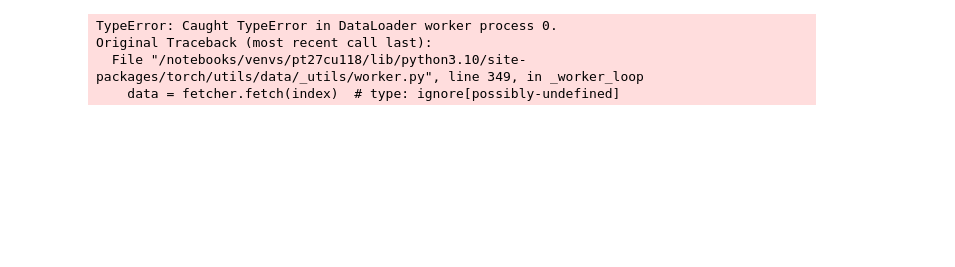
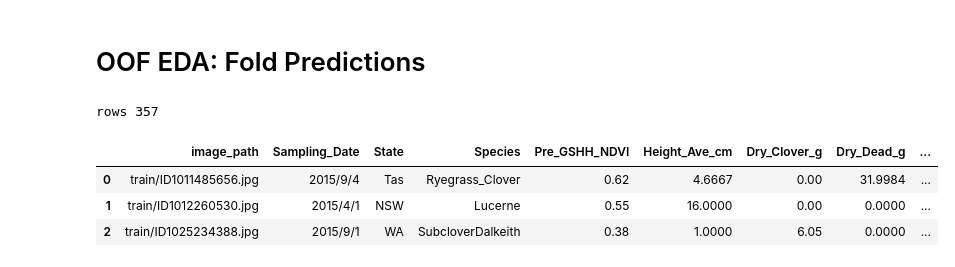
Before and after one commit to v1kstrand/CSIRO, a Jupyter notebook: notebooks/eda/pred_eda.ipynb, the cells around one changed output. Drawn from its saved outputs; the diff is of its cells as text; code cells hidden in the pictures; blank space fills up the shorter version.

```diff
--- a/notebooks/eda/pred_eda.ipynb
+++ b/notebooks/eda/pred_eda.ipynb
@@ -4,40 +3,33 @@ This notebook builds OOF predictions using a saved checkpoint and a recreated CV
 # %%
 # -------------------------
-# 0) CONFIG (edit these)
+# 0) CONFIG
 # -------------------------
 import os, sys
 
+OOF_PATH = "/notebooks/kaggle/csiro/oof/oof_preds.csv"  # <- set this
+BUILD_OOF = False  # set True if you want to rebuild OOF here
+
+# Optional OOF rebuild settings
 CSIRO_CODE_DIR = "/notebooks/CSIRO"
 DINO_REPO = "/notebooks/dinov3"
 DINO_WEIGHTS = "/notebooks/kaggle/csiro/weights/dinov3/dinov3_vitb16_pretrain.pth"
 PT_PATH = "/notebooks/kaggle/csiro/output/v7_tile_swapTruetiled_inpTruen_models2_e15.pt"
-
 DATA_ROOT = "/notebooks/kaggle/csiro"
 TRAIN_CSV = f"{DATA_ROOT}/train.csv"
-
 IMG_SIZE = 512
 BATCH_SIZE = 64
 NUM_WORKERS = max(0, (os.cpu_count() or 0) - 2)
 DEVICE = "cuda"
+CV_PARAMS = dict(mode="gkf", cv_seed=126015, n_splits=5)
+CSIRO_CODE_DIR = "/notebooks/CSIRO"
+sys.path.insert(0, CSIRO_CODE_DIR)
 
-CV_PARAMS = dict(mode="gkf", cv_seed=126015, n_splits=5)
+# Column guesses
+DATE_COL = "Sampling_Date"
+STATE_COL = "State"
+SITE_CANDIDATES = ["Site", "Site_ID", "Location", "Location_ID", "Farm", "Plot"]
 
-OUT_PATH = "/notebooks/kaggle/csiro/oof/oof_preds.csv"
-
-# Guard rails
-for name, val in {
-    "CSIRO_CODE_DIR": CSIRO_CODE_DIR,
-    "DINO_REPO": DINO_REPO,
-    "DINO_WEIGHTS": DINO_WEIGHTS,
-    "PT_PATH": PT_PATH,
-    "TRAIN_CSV": TRAIN_CSV,
-}.items():
-    if val is None:
-        raise ValueError(f"{name} is None; set it before running.")
-
-sys.path.insert(0, CSIRO_CODE_DIR)
-sys.path.insert(0, DINO_REPO)
-os.environ["DINO_WEIGHTS_PATH"] = DINO_WEIGHTS
+MIN_N = 30  # minimum group size for reporting
 # %%
 # -------------------------
 # 1) Imports
@@ -69,25 +40,0 @@ rows 357 targets ['Dry_Green_g', 'Dry_Clover_g', 'Dry_Dead_g', 'GDM_g', 'Dry_Tot
-# %%
-# -------------------------
-# 3) Build OOF predictions
-# -------------------------
-oof = make_oof_predictions(
-    dataset=dataset,
-    wide_df=wide_df,
-    backbone=backbone,
-    pt_paths=[PT_PATH],
-    cv_params=CV_PARAMS,
-    batch_size=BATCH_SIZE,
-    num_workers=NUM_WORKERS,
-    device=DEVICE,
-    inner_agg="mean",
-    outer_agg="mean",
-)
-
-preds = oof["preds"].numpy()
-fold_id = oof["fold_id"]
-print("preds shape", preds.shape, "folds", pd.Series(fold_id).nunique())
-# %% [output]
-TypeError: Caught TypeError in DataLoader worker process 0.
-Original Traceback (most recent call last):
-  File "/notebooks/venvs/pt27cu118/lib/python3.10/site-packages/torch/utils/data/_utils/worker.py", line 349, in _worker_loop
-    data = fetcher.fetch(index)  # type: ignore[possibly-undefined]
@@ -106,0 +91,15 @@ df_out.head()
+# %% [markdown]
+# OOF EDA: Fold Predictions
+# %%
+# -------------------------
+# 3) Load OOF table
+# -------------------------
+df = pd.read_csv(OOF_PATH)
+print("rows", len(df))
+df.head(3)
+# %% [output]
+rows 357
+|  | image_path | Sampling_Date | State | Species | Pre_GSHH_NDVI | Height_Ave_cm | Dry_Clover_g | Dry_Dead_g | ... |
+| 0 | train/ID1011485656.jpg | 2015/9/4 | Tas | Ryegrass_Clover | 0.62 | 4.6667 | 0.00 | 31.9984 | ... |
+| 1 | train/ID1012260530.jpg | 2015/4/1 | NSW | Lucerne | 0.55 | 16.0000 | 0.00 | 0.0000 | ... |
+| 2 | train/ID1025234388.jpg | 2015/9/1 | WA | SubcloverDalkeith | 0.38 | 1.0000 | 6.05 | 0.0000 | ... |
```
Also changed, not shown: parts of 15 cells of this notebook, 5 other files.
